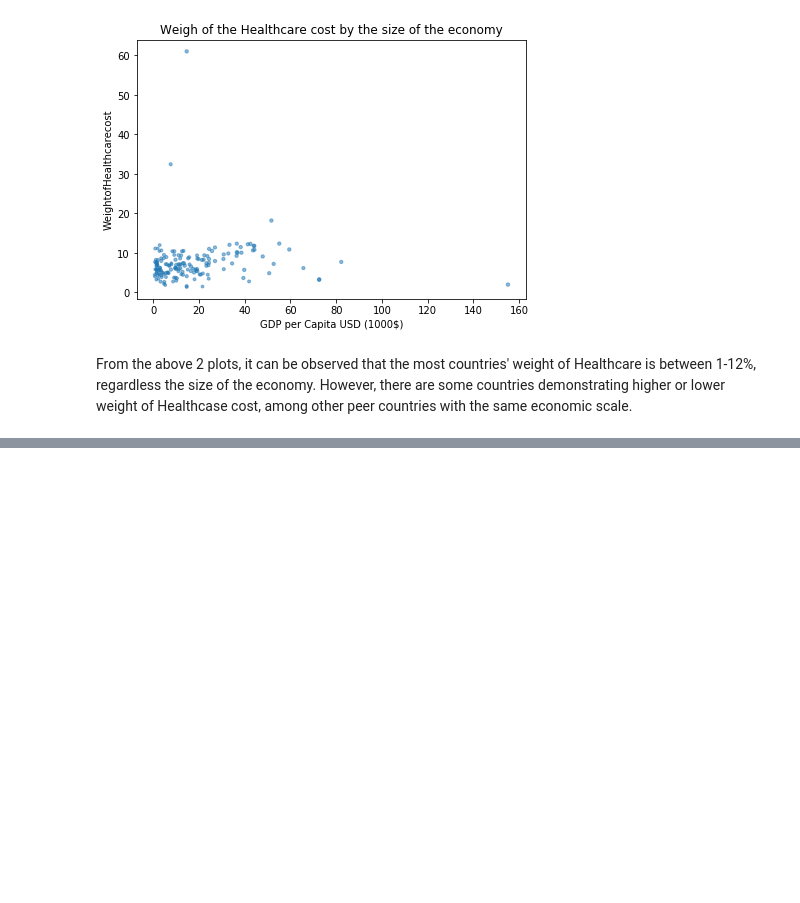
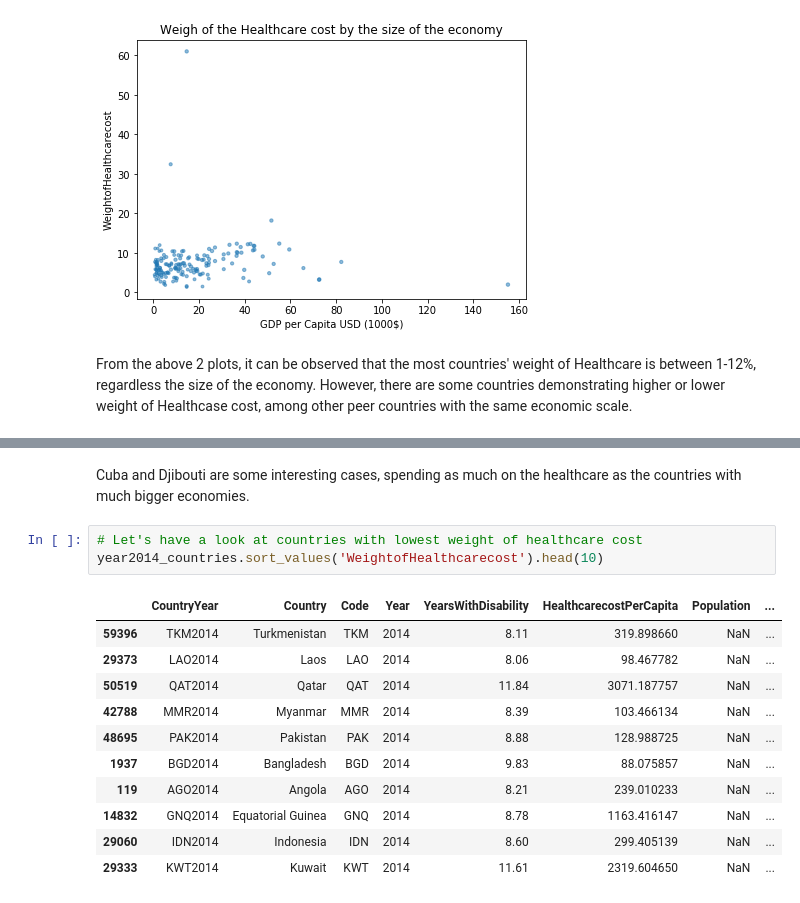
Before and after one commit to NamiF/The-cost-of-healcare-related-to-longevity, a Jupyter notebook: Healthcare_cost_of_longevity.ipynb, the cells around one changed output, grey strips where cells are left out. Saved outputs shown, nothing was run; the diff lists cells and outputs as text; blank space fills up the shorter version.

```diff
--- a/Healthcare_cost_of_longevity.ipynb
+++ b/Healthcare_cost_of_longevity.ipynb
@@ -273,0 +311,17 @@ However, there are some countries demonstrating higher or lower weight of Health
+# %% [markdown]
+Cuba and Djibouti are some interesting cases, spending as much on the healthcare as the countries with much bigger economies.
+# %%
+# Let's have a look at countries with lowest weight of healthcare cost
+year2014_countries.sort_values('WeightofHealthcarecost').head(10)
+# %% [output]
+|  | CountryYear | Country | Code | Year | YearsWithDisability | HealthcarecostPerCapita | Population | ... |
+| 59396 | TKM2014 | Turkmenistan | TKM | 2014 | 8.11 | 319.898660 | NaN | ... |
+| 29373 | LAO2014 | Laos | LAO | 2014 | 8.06 | 98.467782 | NaN | ... |
+| 50519 | QAT2014 | Qatar | QAT | 2014 | 11.84 | 3071.187757 | NaN | ... |
+| 42788 | MMR2014 | Myanmar | MMR | 2014 | 8.39 | 103.466134 | NaN | ... |
+| 48695 | PAK2014 | Pakistan | PAK | 2014 | 8.88 | 128.988725 | NaN | ... |
+| 1937 | BGD2014 | Bangladesh | BGD | 2014 | 9.83 | 88.075857 | NaN | ... |
+| 119 | AGO2014 | Angola | AGO | 2014 | 8.21 | 239.010233 | NaN | ... |
+| 14832 | GNQ2014 | Equatorial Guinea | GNQ | 2014 | 8.78 | 1163.416147 | NaN | ... |
+| 29060 | IDN2014 | Indonesia | IDN | 2014 | 8.60 | 299.405139 | NaN | ... |
+| 29333 | KWT2014 | Kuwait | KWT | 2014 | 11.61 | 2319.604650 | NaN | ... |
```
Also changed, not shown: parts of 6 cells of this notebook.
